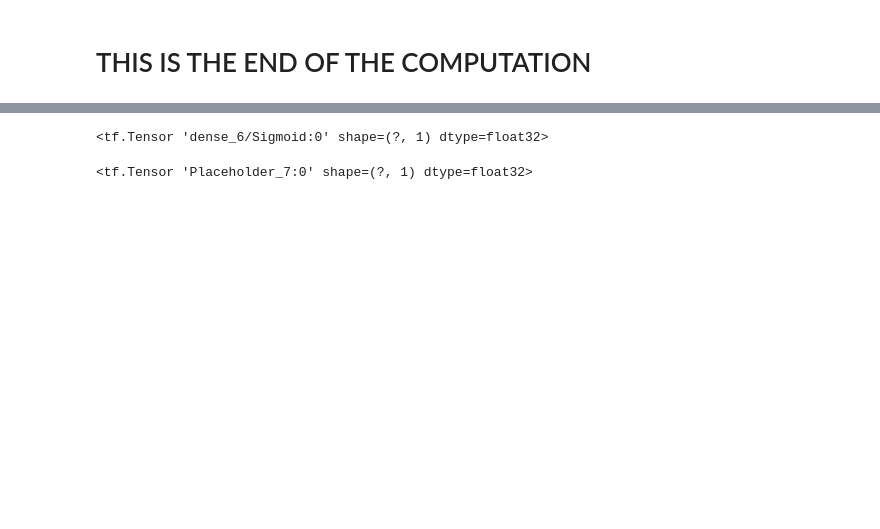
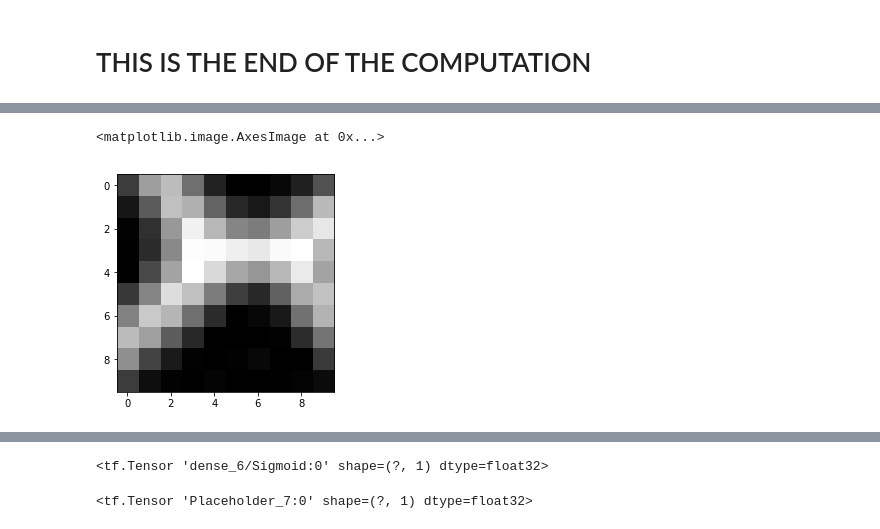
Before and after one commit to Collin-Emerson-Miller/Learned-Watershed-Segmentation, a Jupyter notebook: Pipeline.ipynb, the cells around one changed output, grey strips where cells are left out. Drawn from its saved outputs; the diff is of its cells as text; code cells hidden in the pictures; blank space fills up the shorter version.

```diff
--- a/Pipeline.ipynb
+++ b/Pipeline.ipynb
@@ -1207,0 +1471,5 @@ sess.run(tf.global_variables_initializer())
+# %%
+plt.imshow(images[0,:,:,1], cmap='gray')
+# %% [output]
+<matplotlib.image.AxesImage at 0x...>
+[figure, added]
```
Also changed, not shown: parts of 64 cells of this notebook, 17 other files.
